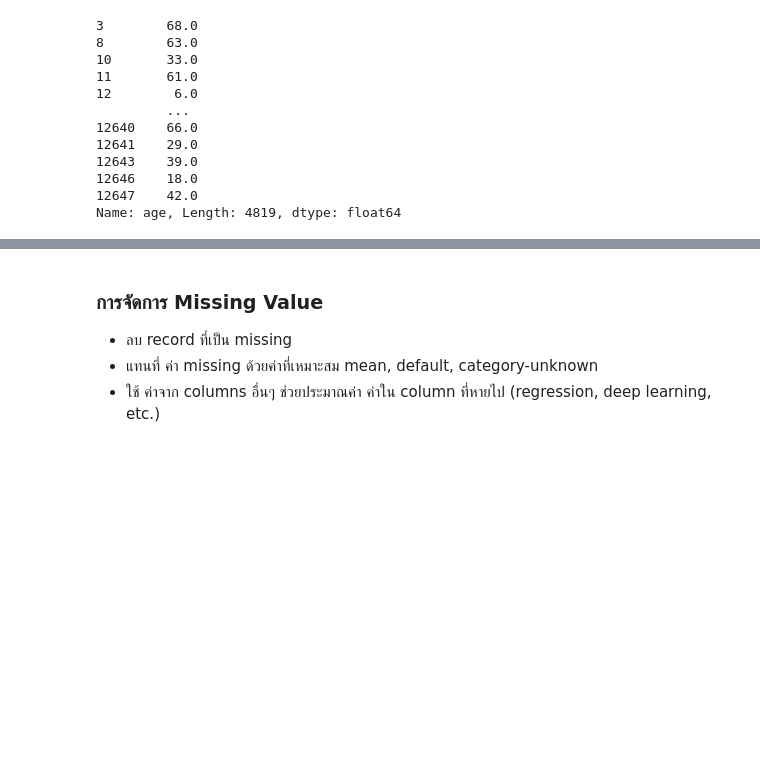
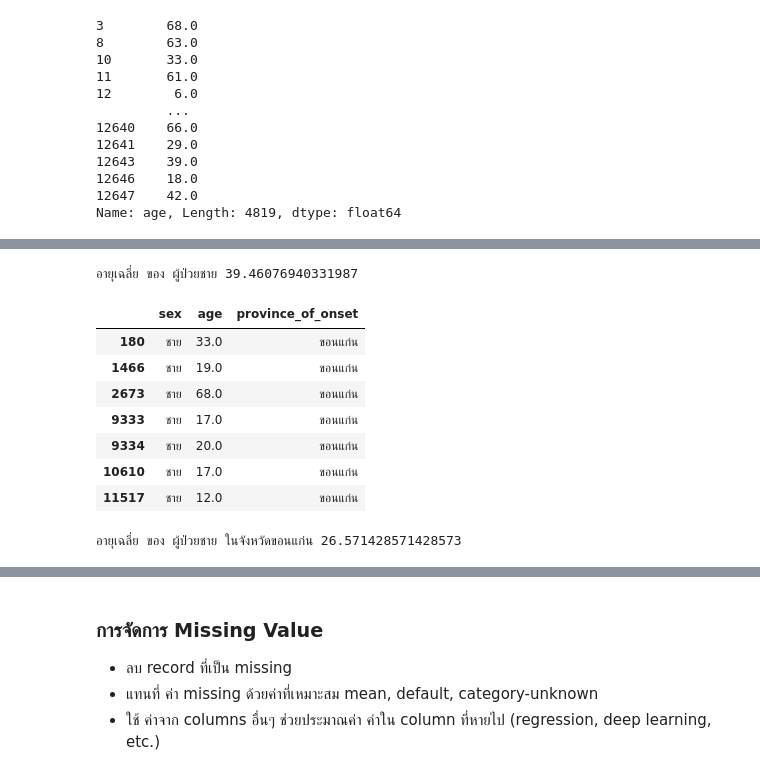
Before and after one commit to Wanita-8943/data_viz_2022, a Jupyter notebook: Pandas101.ipynb, the cells around one changed output, grey strips where cells are left out. Cells and saved outputs as stored; diff of their text form; code cells hidden in the pictures; blank space fills up the shorter version.

```diff
--- a/Pandas101.ipynb
+++ b/Pandas101.ipynb
@@ -325,0 +342,39 @@ Name: age, Length: 4819, dtype: float64
+# %%
+# หาค่าเฉลี่ยของอายุได้โดย
+sum = 0 # กำหนดให้ sum = 0 เนื่องจากถ้าค่าตัวที่ 1 มาบวกจะได้ค่าออกมาเท่ากับตัวที่ 1
+N = 0 # กำหนดให้ N = 0 เป็นตัวหาร โดยจะทำการวนลูป # N เป็นตัวแปรที่จะนับว่ามีคนทั้งหมดกี่คน
+for a in male['age']:  #เริ่มวนลูปโดยให้ a แทนค่าแต่ละค่าในคอมลัมน์ age ของตาราง male
+
+    if a > 0: # ถ้า a มากกว่า 0 แสดงว่าเป็นอายุปกติที่ไม่ใช่ข้อมูลที่ผิดพลาด
+        sum += a # sum = sum + a # ถ้า a > 0 ก็จะนำมารวมเข้าไปใน sum เลื่อยๆในทุกๆรอบที่ a มากกว่า 0
+        N += 1 # คำนวนจำนวนโดยที่มันจะ +1 เข้ามาเลื่อยๆ
+        # sum คือค่าผลรวมทั้งหมด  N คือค่าจำนวนคนทั้งหมด
+
+print(f'อายุเฉลี่ย ของ ผู้ป่วยชาย {sum/N}') # sum/N = หาอายุเฉลี่ยของคนทั้งหมด
+# %% [output]
+อายุเฉลี่ย ของ ผู้ป่วยชาย 39.46076940331987
+# %%
+male_KhonKaen = male[male['province_of_onset']=='ขอนแก่น']  #เลือกเฉพาะจังหวัดขอนแก่น เลือกจากตารางที่ชื่อว่า male โดยสนใจคอลัมน์ที่ชื่อว่า province_of_onset แล้วเอาไปใส่ในตัวแปรชื่อ male_KhonKaen
+male_KhonKaen # เรียกดูข้อมูลในตารางที่ชื่อว่า male_KhonKaen
+# %% [output]
+|  | sex | age | province_of_onset |
+| 180 | ชาย | 33.0 | ขอนแก่น |
+| 1466 | ชาย | 19.0 | ขอนแก่น |
+| 2673 | ชาย | 68.0 | ขอนแก่น |
+| 9333 | ชาย | 17.0 | ขอนแก่น |
+| 9334 | ชาย | 20.0 | ขอนแก่น |
+| 10610 | ชาย | 17.0 | ขอนแก่น |
+| 11517 | ชาย | 12.0 | ขอนแก่น |
+# %%
+#2.คำนวณ อายุเฉลี่ย ของ*ผู้ชาย *ของผู้ป่วยในจังหวัดขอนแก่น
+sum = 0 # กำหนดให้ sum = 0 เนื่องจากถ้าค่าตัวที่ 1 มาบวกจะได้ค่าออกมาเท่ากับตัวที่ 1
+N = 0 # กำหนดให้ N = 0 เป็นตัวหาร โดยจะทำการวนลูป # N เป็นตัวแปรที่จะนับว่ามีคนทั้งหมดกี่คน
+for a in male_KhonKaen['age']: #เริ่มวนลูปโดยให้ a แทนค่าแต่ละค่าในคอมลัมน์ age ของตาราง male_KhonKaen
+
+    if a > 0:# ถ้า a มากกว่า 0 แสดงว่าเป็นอายุปกติที่ไม่ใช่ข้อมูลที่ผิดพลาด
+        sum += a # sum = sum + a  # sum = sum + a # ถ้า a > 0 ก็จะนำมารวมเข้าไปใน sum เลื่อยๆในทุกๆรอบที่ a มากกว่า 0
+        N += 1 # คำนวนจำนวนโดยที่มันจะ +1 เข้ามาเลื่อยๆ
+        # sum คือค่าผลรวมทั้งหมด  N คือค่าจำนวนคนทั้งหมด
+print(f'อายุเฉลี่ย ของ ผู้ป่วยชาย ในจังหวัดขอนแก่น {sum/N}') # sum/N = หาอายุเฉลี่ยของคนทั้งหมด
+# %% [output]
+อายุเฉลี่ย ของ ผู้ป่วยชาย ในจังหวัดขอนแก่น 26.571428571428573
```
Also changed, not shown: parts of 21 cells of this notebook.
